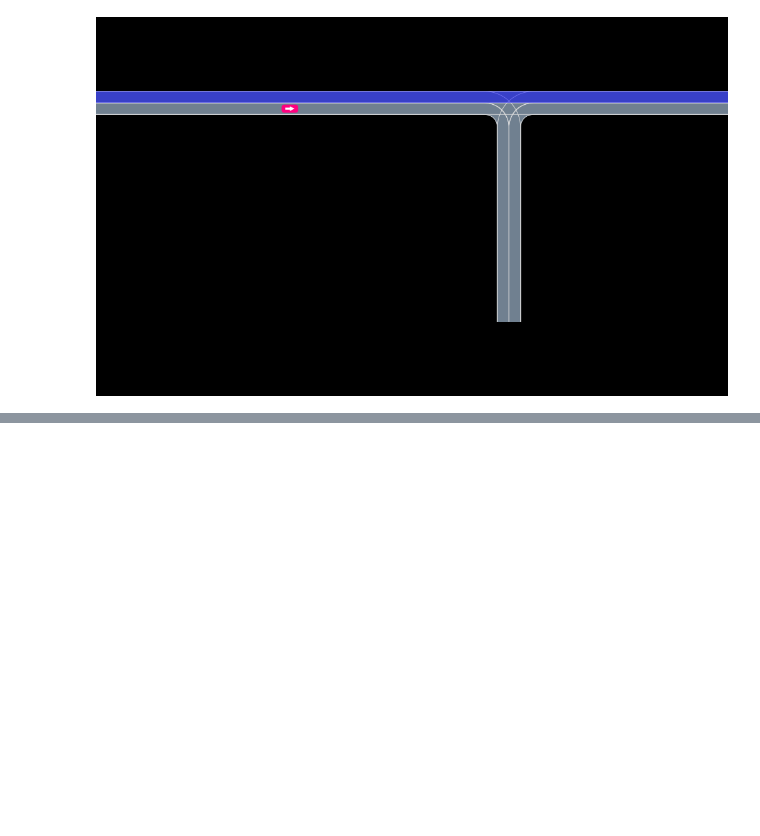
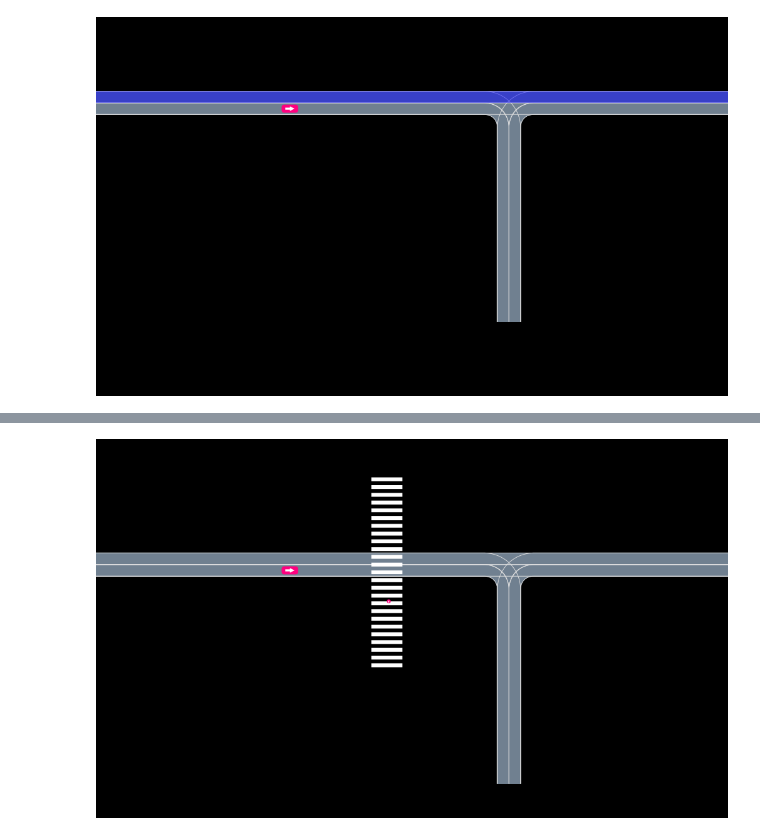
Before and after one commit to sisl/AutomotiveDrivingModels.jl, a Jupyter notebook: docs/Crosswalk.ipynb, the cells around one changed output, grey strips where cells are left out. Drawn from its saved outputs; the diff is of its cells as text; code cells hidden in the pictures; blank space fills up the shorter version.

```diff
--- a/docs/Crosswalk.ipynb
+++ b/docs/Crosswalk.ipynb
@@ -162,0 +158,12 @@ VehicleDef(TRUCK, 1.000, 1.000)
+# %%
+const PEDESTRIAN_DEF = VehicleDef(AgentClass.PEDESTRIAN, 1.0, 1.0)
+
+scene = Scene()
+push!(scene, Vehicle(VehicleState(B + polar(50.0,-π), roadway.segments[1].lanes[1],roadway, 8.0),
+             VehicleDef(), 1))
+push!(scene, Vehicle(VehicleState(VecSE2(-24.5,-8.0,π/2), env.crosswalk, roadway, 0.5),
+             PEDESTRIAN_DEF, 2))
+
+render(scene, env, cam=cam)
+# %% [output]
+[figure, added]
```
Also changed, not shown: parts of 10 cells of this notebook, 4 other files.
